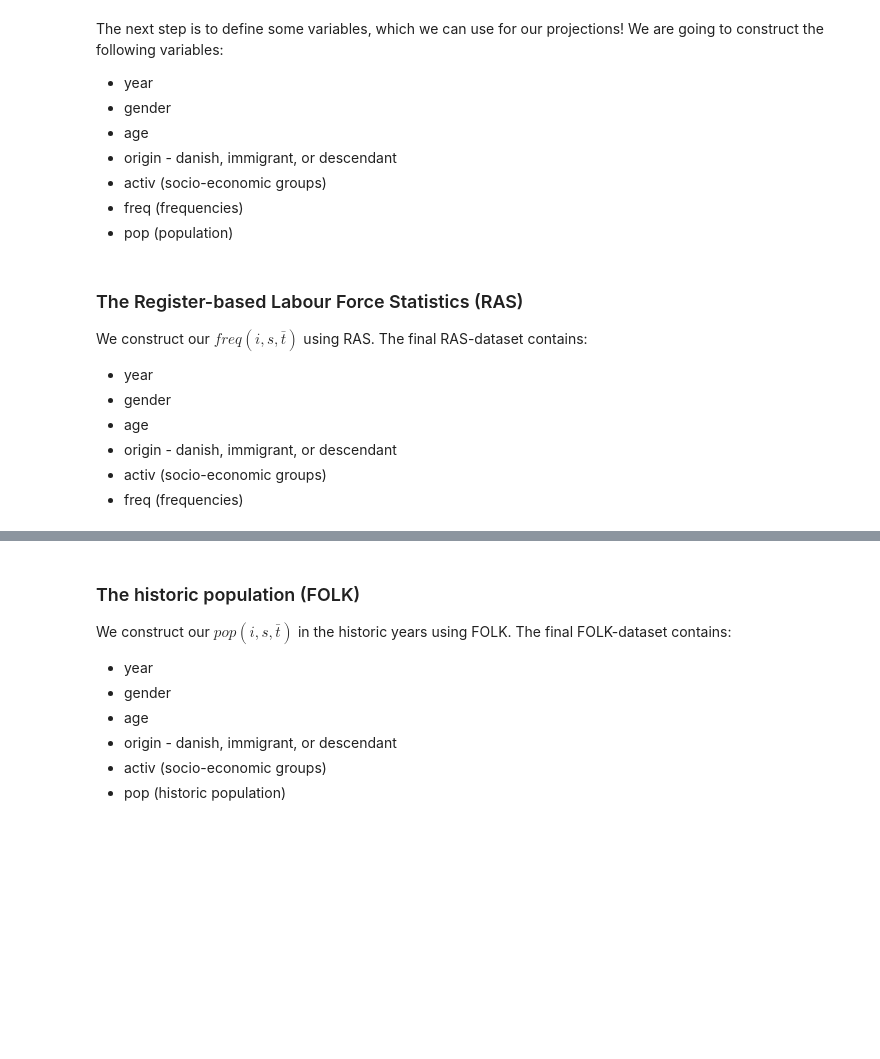
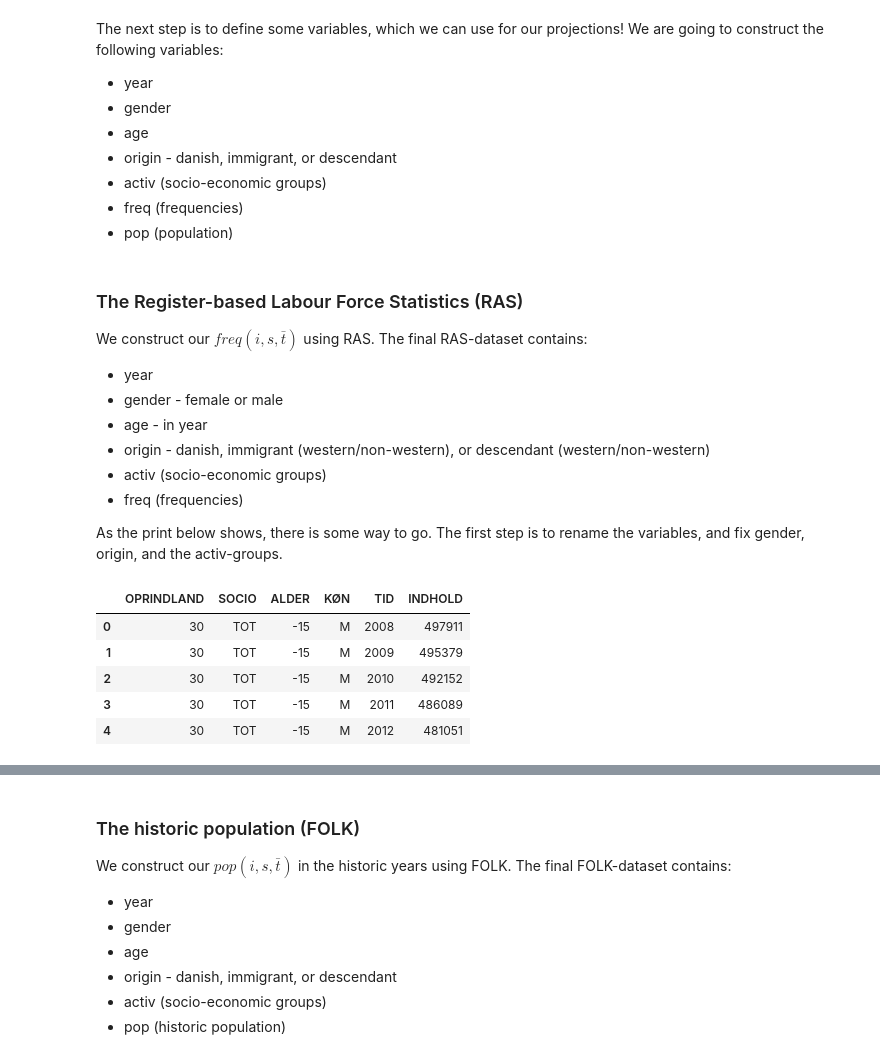
Before and after one commit to NumEconCopenhagen/projects-2019-faetter-br, a Jupyter notebook: dataproject/Population projection.ipynb, the cells around one changed output, grey strips where cells are left out. Cells and saved outputs as stored; diff of their text form; code cells hidden in the pictures; blank space fills up the shorter version.

```diff
--- a/dataproject/Population projection.ipynb
+++ b/dataproject/Population projection.ipynb
@@ -55,11 +55,22 @@ The next step is to define some variables, which we can use for our projections!
 ### The Register-based Labour Force Statistics (RAS)
 We construct our $freq(i,s,\bar{t})$ using RAS. The final RAS-dataset contains:
 * year
-* gender
-* age
-* origin - danish, immigrant, or descendant
+* gender - female or male
+* age    - in year
+* origin - danish, immigrant (western/non-western), or descendant (western/non-western)
 * activ (socio-economic groups)
 * freq (frequencies)
+
+As the print below shows, there is some way to go. The first step is to rename the variables, and fix gender, origin, and the activ-groups.
+# %%
+RAS[0:5]
+# %% [output]
+|  | OPRINDLAND | SOCIO | ALDER | KØN | TID | INDHOLD |
+| 0 | 30 | TOT | -15 | M | 2008 | 497911 |
+| 1 | 30 | TOT | -15 | M | 2009 | 495379 |
+| 2 | 30 | TOT | -15 | M | 2010 | 492152 |
+| 3 | 30 | TOT | -15 | M | 2011 | 486089 |
+| 4 | 30 | TOT | -15 | M | 2012 | 481051 |
 # %%
 ## Renaming the columns
 RAS.rename(columns = {'OPRINDLAND':'origin','SOCIO':'activ','ALDER':'age','KØN':'gender','TID':'year','INDHOLD':'pop'}, inplace = True)
```
Also changed, not shown: parts of 11 cells of this notebook, 2 other files.
